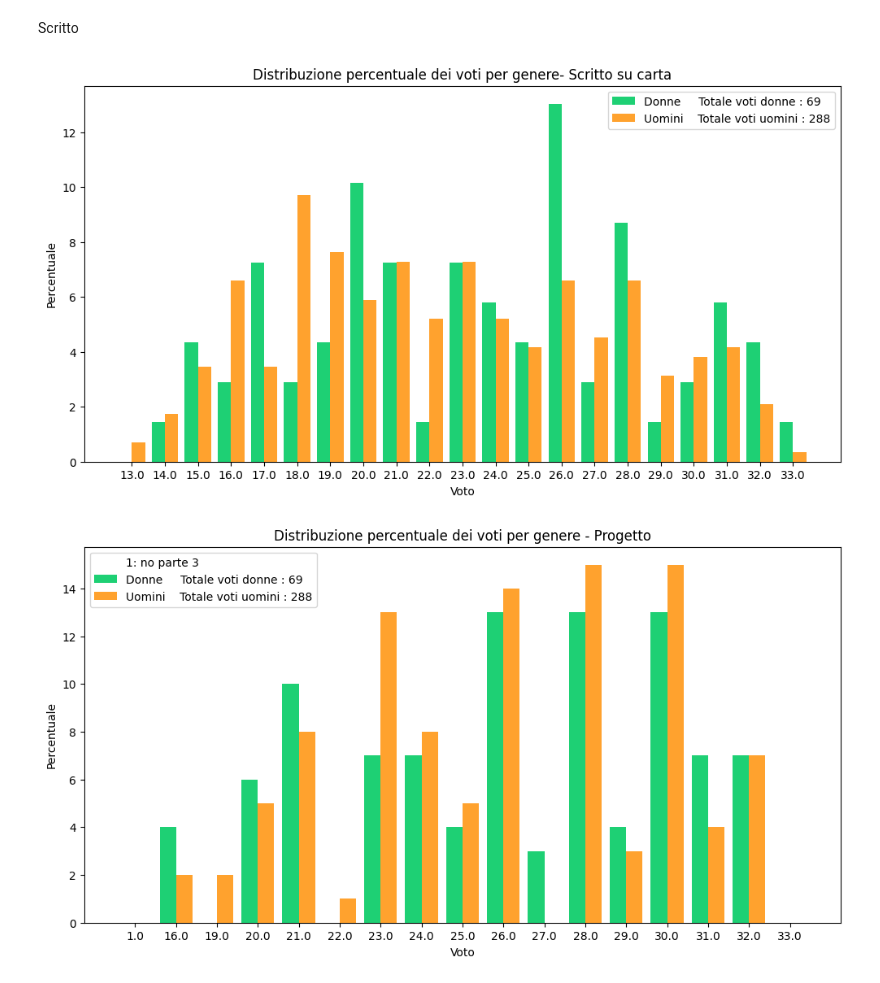
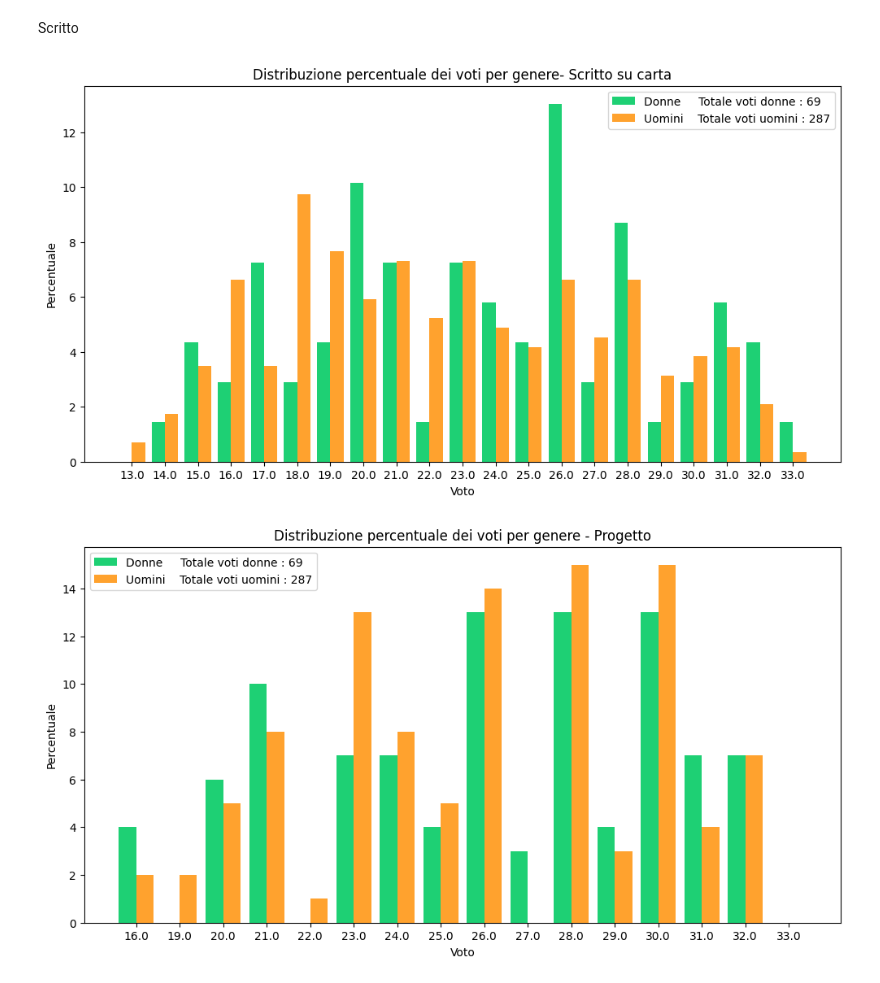
Before and after one commit to lallabelloni/Analisi-differenza-genere-Data-Science, a Jupyter notebook: progetto2.ipynb, the cells around one changed output. Cells and saved outputs as stored; diff of their text form; code cells hidden in the pictures.

Commit message:
correzione errore Progetto

```diff
--- a/progetto2.ipynb
+++ b/progetto2.ipynb
@@ -1869,7 +1869,8 @@ array([16.5, 24.5, 21.45, 30.5, 28, 21, 22.75, 31.5, 29.75, 26.25, 28.875,
 basi_di_dati = basi_di_dati.dropna(subset=['Progetto'])
 basi_di_dati = basi_di_dati[basi_di_dati['Progetto'] != 'riconsegnare']
 basi_di_dati = basi_di_dati[basi_di_dati['Progetto'] != 0]
-basi_di_dati['Progetto'] = basi_di_dati['Progetto'].replace({'no parte 3': 1})
+basi_di_dati = basi_di_dati[basi_di_dati['Progetto'] != 'no parte 3']
+#basi_di_dati['Progetto'] = basi_di_dati['Progetto'].replace({'no parte 3': 1})
 basi_di_dati['Progetto'] = basi_di_dati['Progetto'].astype(float)
 # %%
 # quiz
@@ -2014,36 +2013,35 @@ plt.xticks([r + bar_width/2 for r in range(len(voti))], voti)
 
 plt.show()
 # %% [output]
-[figure, old version]
+[figure, new version]
 # %%
 totale_voti_donne = len(basi_di_dati[basi_di_dati['GENERE'] == 'F'])
 totale_voti_uomini = len(basi_di_dati[basi_di_dati['GENERE'] == 'M'])
 
 voti_donne = round(basi_di_dati[basi_di_dati['GENERE'] == 'F']['Progetto']).value_counts().sort_index()
 voti_uomini = round(basi_di_dati[basi_di_dati['GENERE'] == 'M']['Progetto']).value_counts().sort_index()
 
 voti = sorted(set(voti_donne.index).union(set(voti_uomini.index)))
 voti_donne = voti_donne.reindex(voti, fill_value=0)
 voti_uomini = voti_uomini.reindex(voti, fill_value=0)
 
 percentuale_voti_donne = round((voti_donne / totale_voti_donne) * 100)
 percentuale_voti_uomini = round((voti_uomini / totale_voti_uomini) * 100)
 
 bar_width = 0.4
 r1 = np.arange(len(voti))
 r2 = [x + bar_width for x in r1]
 
 plt.figure(figsize=(12, 6))
 plt.bar(r1, percentuale_voti_donne, width=bar_width, label=f'Donne     Totale voti donne : {totale_voti_donne}', color=colore_donne)
 plt.bar(r2, percentuale_voti_uomini, width=bar_width, label=f'Uomini    Totale voti uomini : {totale_voti_uomini}', color=colore_uomini)
-plt.plot([], [], ' ', label='1: no parte 3')
 
 plt.xlabel('Voto')
 plt.ylabel('Percentuale')
 plt.title('Distribuzione percentuale dei voti per genere - Progetto')
 plt.legend()
 plt.xticks([r + bar_width/2 for r in range(len(voti))], voti)
 
 plt.show()
 # %% [output]
-[figure, old version]
+[figure, new version]
```
Also changed, not shown: parts of 3 cells of this notebook.
